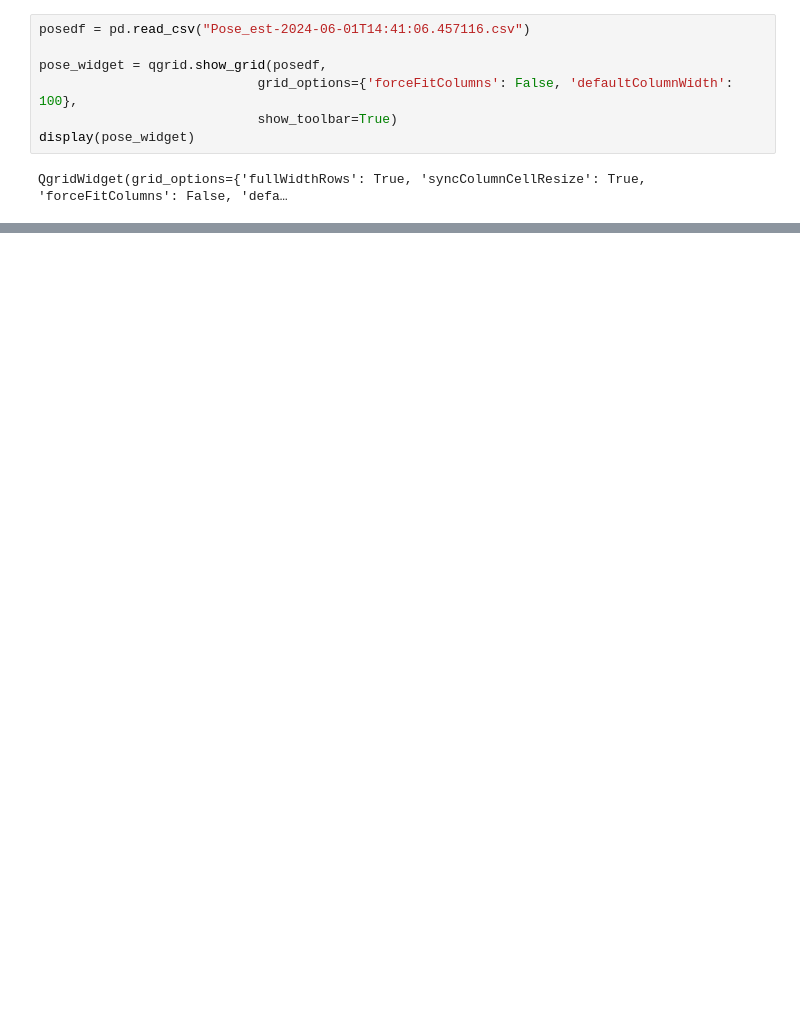
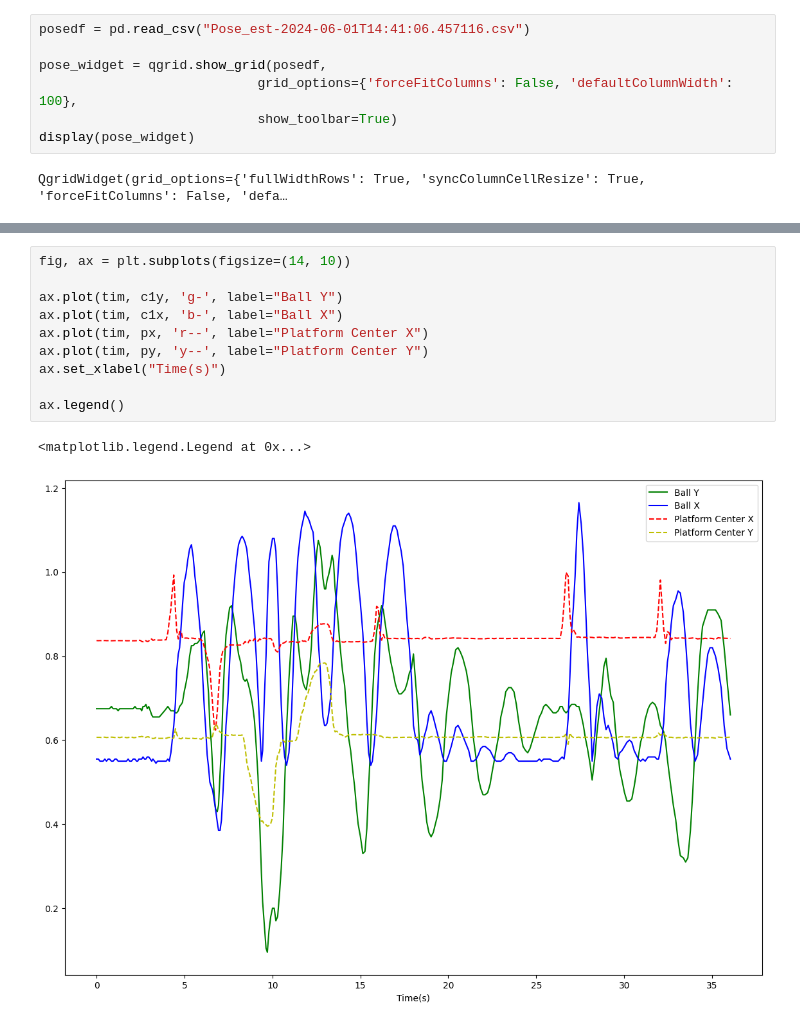
Before and after one commit to ivorjawa/StewartPlatform, a Jupyter notebook: StewartPlatformNotes.ipynb, the cells around one changed output, grey strips where cells are left out. Saved outputs shown, nothing was run; the diff lists cells and outputs as text; blank space fills up the shorter version.

```diff
--- a/StewartPlatformNotes.ipynb
+++ b/StewartPlatformNotes.ipynb
@@ -74,0 +84,13 @@ ax.legend()
+# %%
+fig, ax = plt.subplots(figsize=(14, 10))
+
+ax.plot(tim, c1y, 'g-', label="Ball Y")
+ax.plot(tim, c1x, 'b-', label="Ball X")
+ax.plot(tim, px, 'r--', label="Platform Center X")
+ax.plot(tim, py, 'y--', label="Platform Center Y")
+ax.set_xlabel("Time(s)")
+
+ax.legend()
+# %% [output]
+<matplotlib.legend.Legend at 0x...>
+[figure, added]
```
Also changed, not shown: parts of 3 cells of this notebook, 1 other file.
